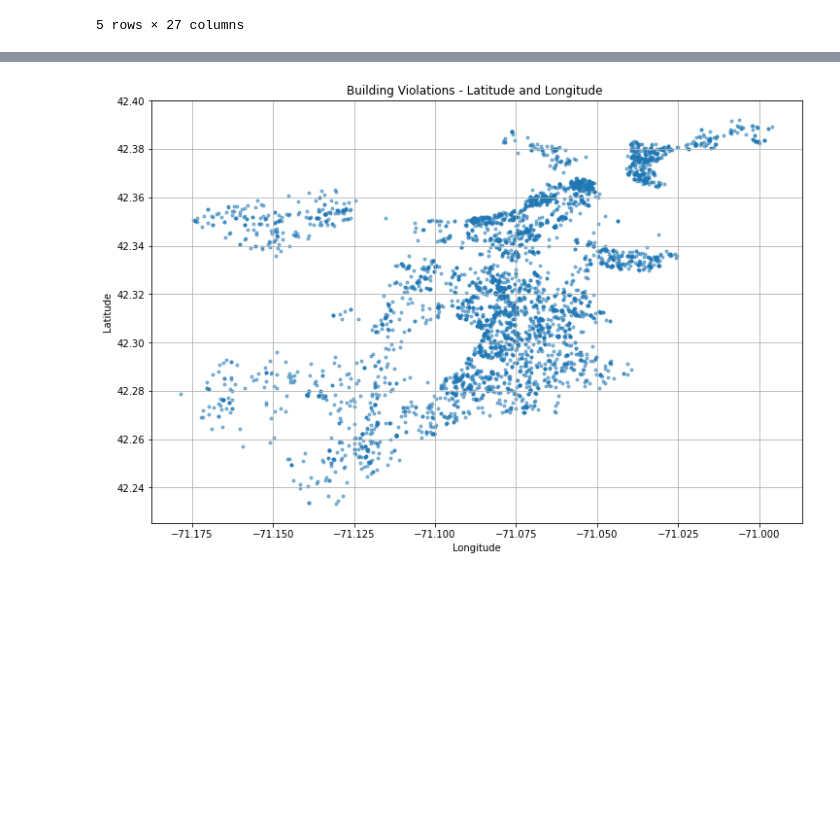
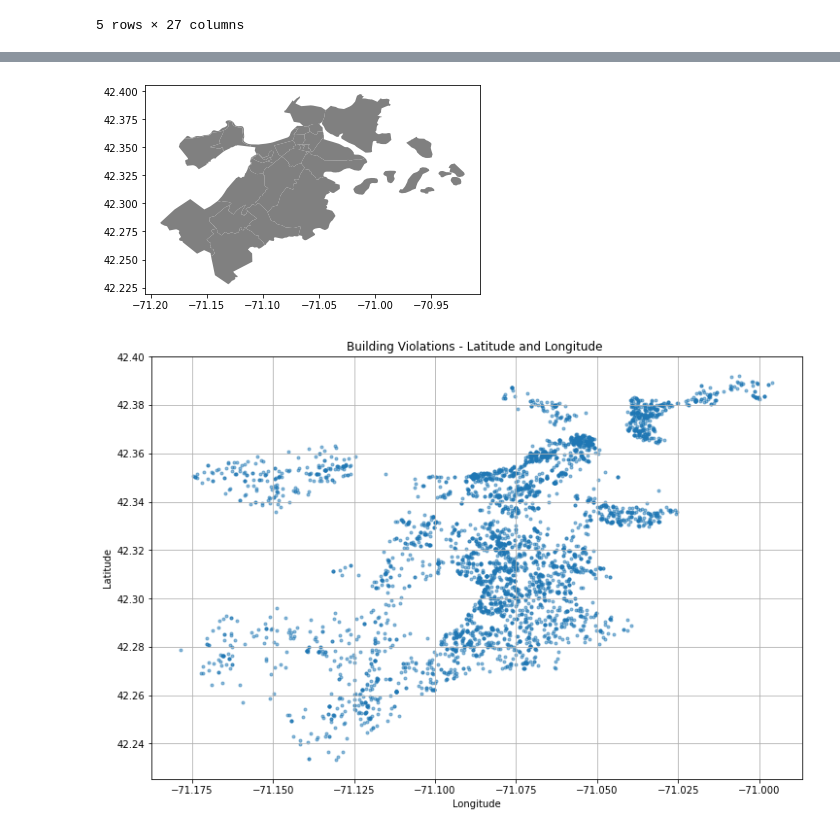
Before and after one commit to BU-Spark/ds-boston-building-violations, a Jupyter notebook: sp24-team-b/data/notebooks/EarlyInsights.ipynb, the cells around one changed output, grey strips where cells are left out. Drawn from its saved outputs; the diff is of its cells as text; code cells hidden in the pictures; blank space fills up the shorter version.

```diff
--- a/sp24-team-b/data/notebooks/EarlyInsights.ipynb
+++ b/sp24-team-b/data/notebooks/EarlyInsights.ipynb
@@ -21,3 +61,27 @@ df.head()
+# %%
+# Start by importing the necessary packages
+import pandas as pd
+import geopandas as gpd
+from shapely.geometry import Point, Polygon
+
+# for visualizations :
+import seaborn as sns
+import matplotlib.pyplot as plt
+
+
+# Set the driver mode explicitly to 'r' (read)
+#gpd.io.file.fiona.drvsupport.supported_drivers['ESRI Shapefile'] = 'r'
+
+# Read the shapefile
+boston_map = gpd.read_file('Boston_Neighbor.shp')
+
+
+boston_map.plot(color='grey')
+
+# Show the plot
+plt.show()
+# %% [output]
+[figure, added]
 # %%
 # Now we will cerate a cluster plot based off the lattitude and longitude
 
```
Also changed, not shown: parts of 13 cells of this notebook, 2 other files.
